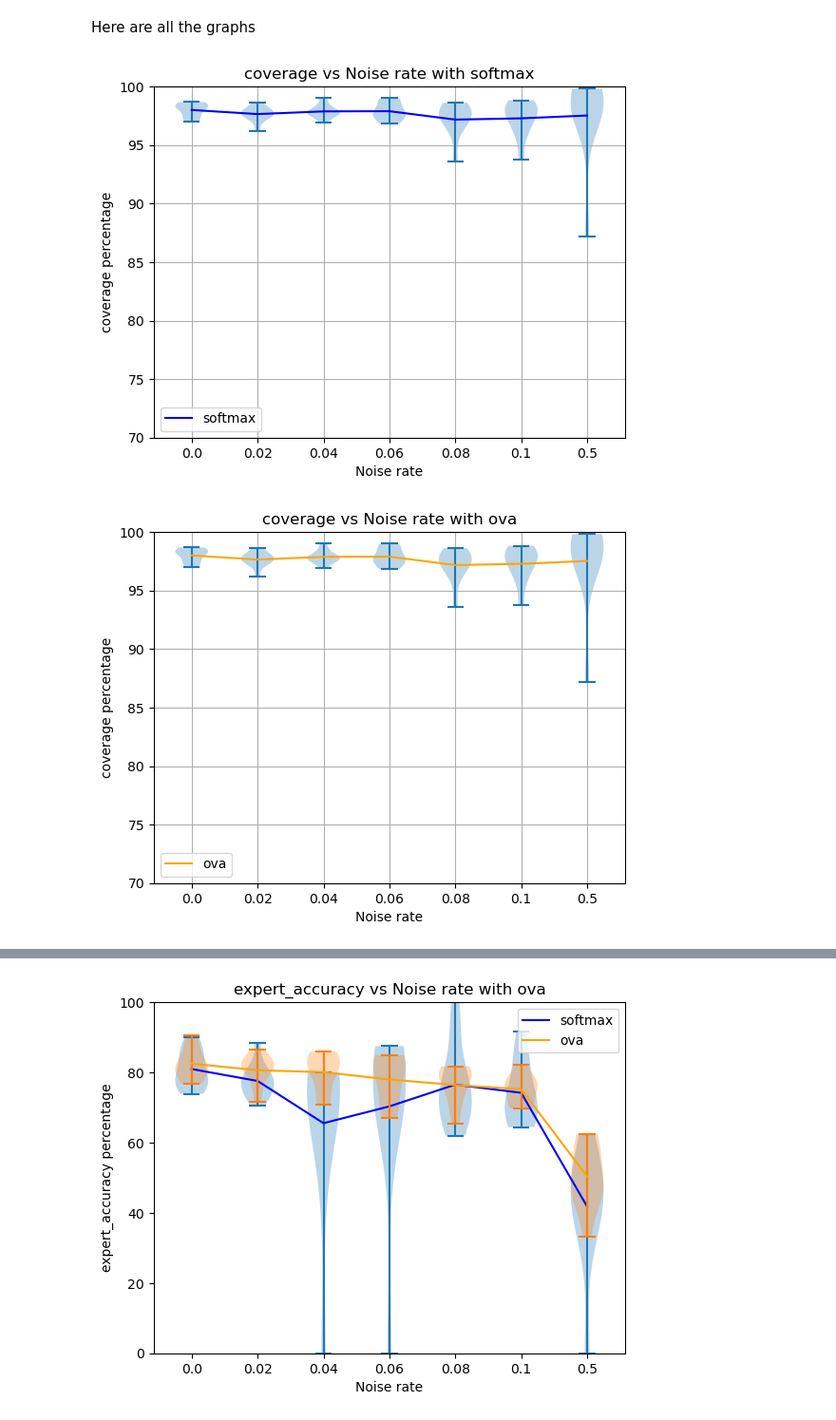
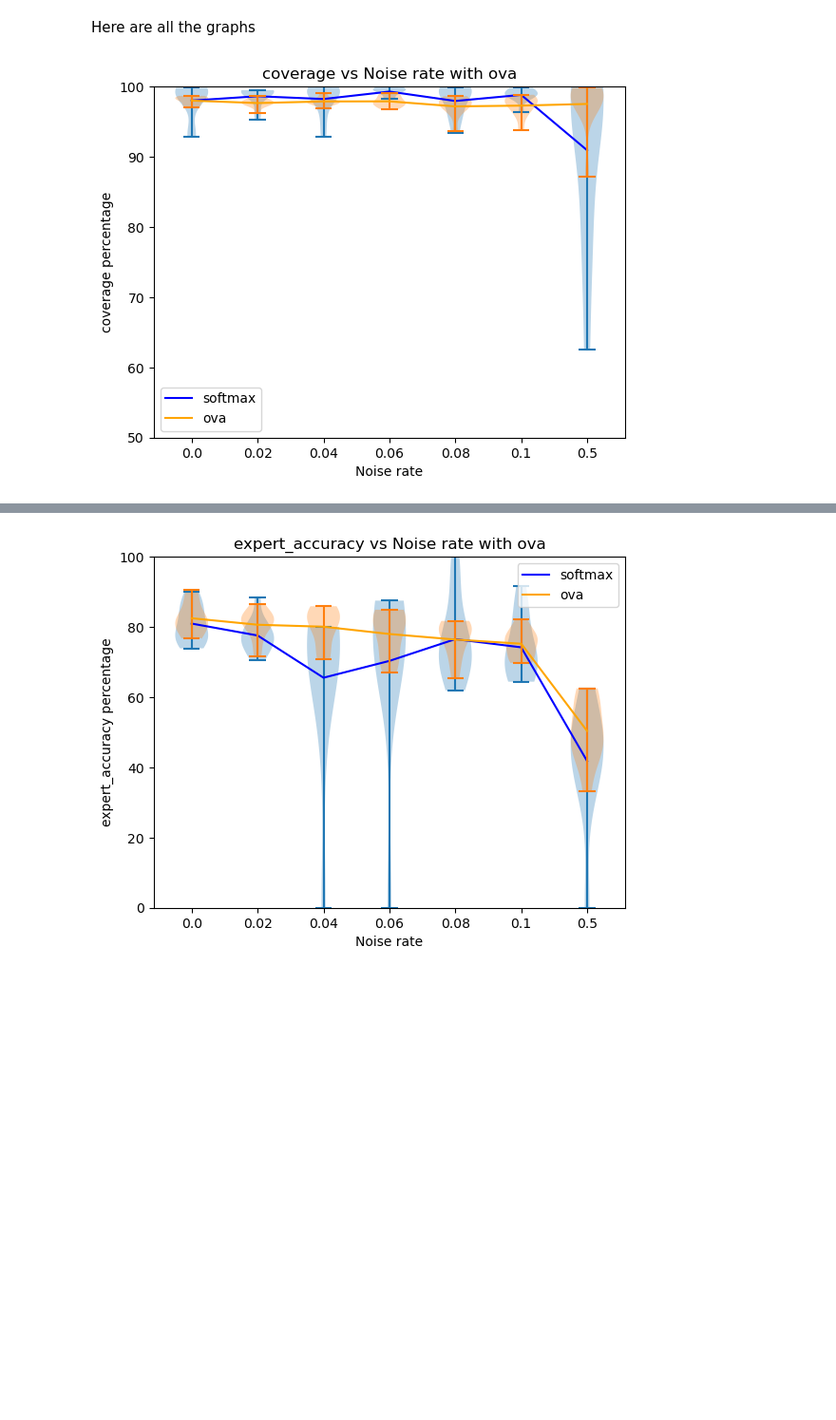
Before and after one commit to LeonPeric/Multi_L2D, a Jupyter notebook: Hatespeech/analysis.ipynb, the cells around one changed output, grey strips where cells are left out. Shown at 95% size. Drawn from its saved outputs; the diff is of its cells as text; code cells hidden in the pictures; blank space fills up the shorter version.

Commit message:
Analytics

```diff
--- a/Hatespeech/analysis.ipynb
+++ b/Hatespeech/analysis.ipynb
@@ -37,31 +37,30 @@ def get_mean_std_analytics(metrics):
 
     return avg_std_error_rates
 # %%
-avg_std_error_rates_softmax_expert4 = get_mean_std_analytics(metrics_ova_expert4)
+avg_std_error_rates_softmax_expert4 = get_mean_std_analytics(metrics_softmax_expert4)
 avg_std_error_rates_ova_expert4 = get_mean_std_analytics(metrics_ova_expert4)
 avg_std_error_rates_list_expert4 = [avg_std_error_rates_softmax_expert4, avg_std_error_rates_ova_expert4]
 
-avg_std_error_rates_softmax_expert5 = get_mean_std_analytics(metrics_ova_expert5)
+avg_std_error_rates_softmax_expert5 = get_mean_std_analytics(metrics_softmax_expert5)
 avg_std_error_rates_ova_expert5 = get_mean_std_analytics(metrics_ova_expert5)
 avg_std_error_rates_list_expert5 = [avg_std_error_rates_softmax_expert5, avg_std_error_rates_ova_expert5]
 
 losses = ["softmax", "ova"]
 # %%
 colors = ['blue', 'orange']
-def plot_metrics(metric, ylim, lists):
+def plot_metrics(metric, ylim, lists, expert):
     for i, loss in enumerate(lists):
         plt.title(f"{metric} vs Noise rate with {losses[i]}")
         plt.violinplot([loss[error_rate][metric]["values"] for error_rate in loss])
         plt.plot([1, 2, 3, 4, 5, 6, 7], [loss[error_rate][metric]["Mean"] for error_rate in loss], c=colors[i], label=losses[i])
-        plt.ylim(ylim[i])
+        plt.ylim(ylim)
         plt.ylabel(metric + " percentage")
         plt.xlabel("Noise rate")
         plt.xticks([1, 2, 3, 4, 5, 6, 7], noise_rates)
         plt.grid()
         plt.legend()
-        plt.show()
+        #plt.show()
 # %%
-plot_metrics("coverage", [(70, 100), (70, 100)], avg_std_error_rates_list_expert4)
+plot_metrics("coverage", (50, 100), avg_std_error_rates_list_expert4, "expert4")
 # %% [output]
-[figure, old version]
+[figure, new version]
-[figure, removed]
```
Also changed, not shown: parts of 9 cells of this notebook, 3 other files.
